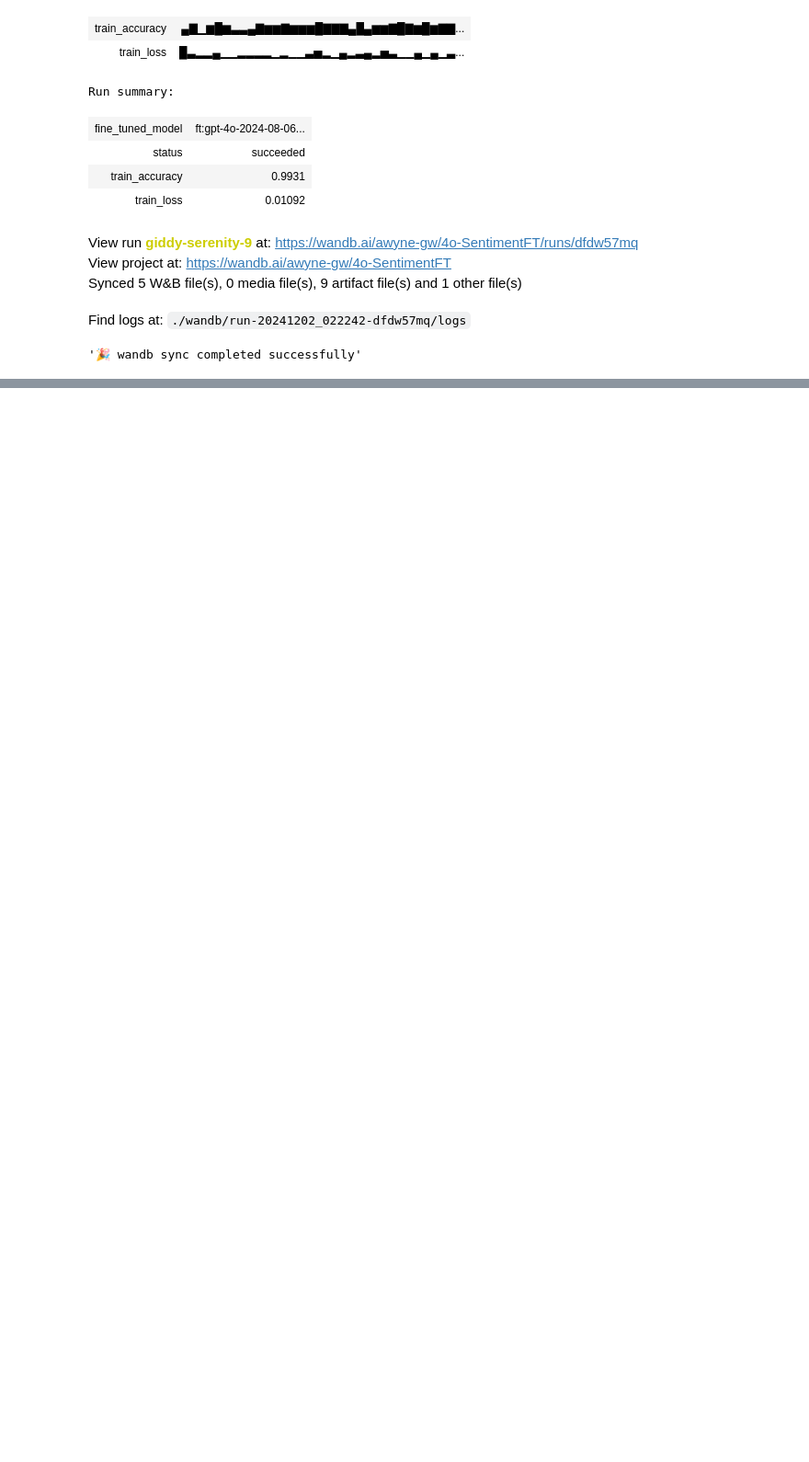
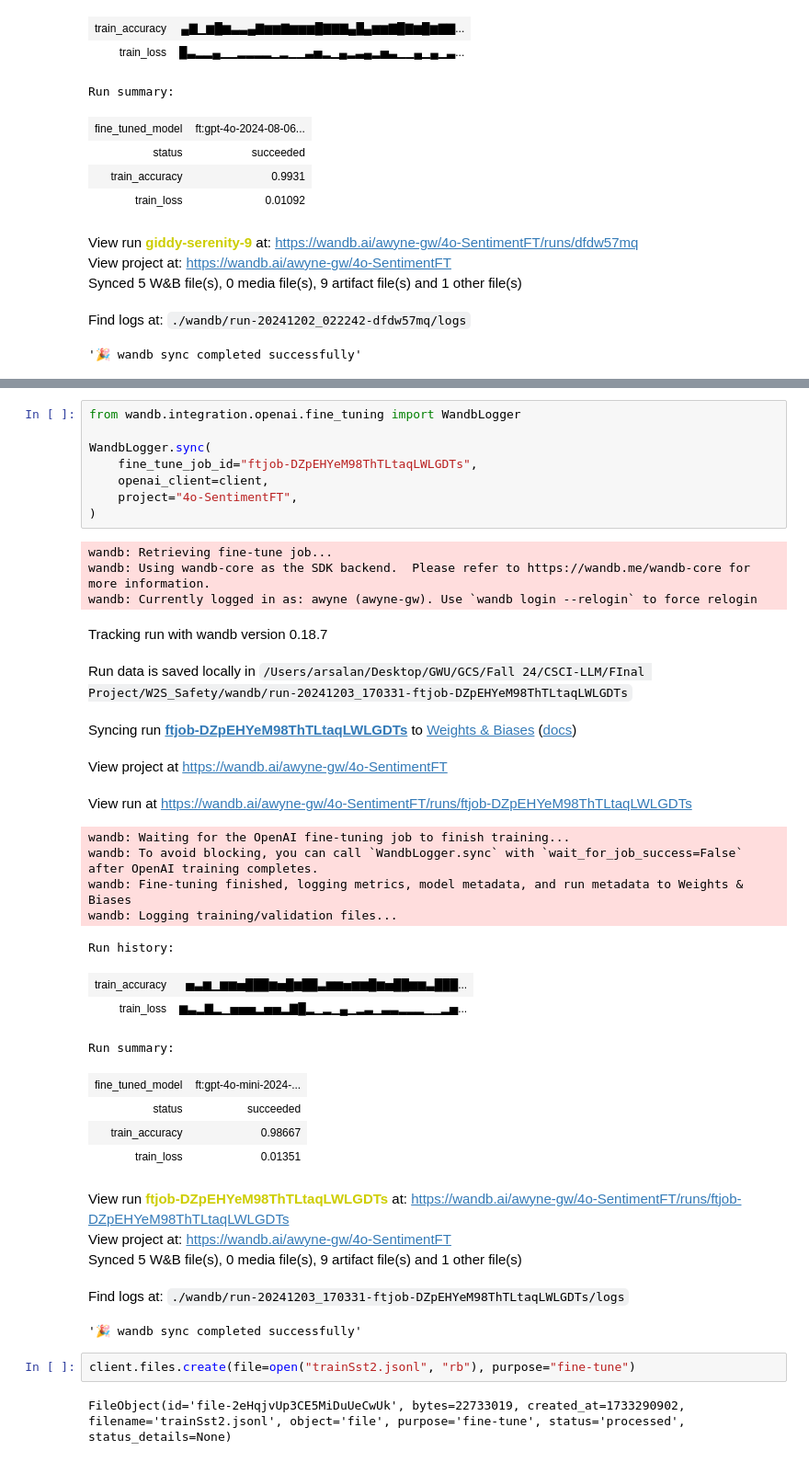
Before and after one commit to anw10/W2S_Safety, a Jupyter notebook: gpt-finetune.ipynb, the cells around one changed output, grey strips where cells are left out. Shown at 92% size. Saved outputs shown, nothing was run; the diff lists cells and outputs as text; blank space fills up the shorter version.

```diff
--- a/gpt-finetune.ipynb
+++ b/gpt-finetune.ipynb
@@ -659,0 +852,38 @@ RetryError: RetryError[<Future at 0x... state=finished raised RateLimitError>]
+# %%
+from wandb.integration.openai.fine_tuning import WandbLogger
+
+WandbLogger.sync(
+    fine_tune_job_id="ftjob-DZpEHYeM98ThTLtaqLWLGDTs",
+    openai_client=client,
+    project="4o-SentimentFT",
+)
+# %% [output]
+wandb: Retrieving fine-tune job...
+wandb: Using wandb-core as the SDK backend.  Please refer to https://wandb.me/wandb-core for more information.
+wandb: Currently logged in as: awyne (awyne-gw). Use `wandb login --relogin` to force relogin
+Tracking run with wandb version 0.18.7
+Run data is saved locally in /Users/arsalan/Desktop/GWU/GCS/Fall 24/CSCI-LLM/FInal Project/W2S_Safety/wandb/run-20241203_170331-ftjob-DZpEHYeM98ThTLtaqLWLGDTs
+Syncing run ftjob-DZpEHYeM98ThTLtaqLWLGDTs to Weights & Biases (docs)
+View project at https://wandb.ai/awyne-gw/4o-SentimentFT
+View run at https://wandb.ai/awyne-gw/4o-SentimentFT/runs/ftjob-DZpEHYeM98ThTLtaqLWLGDTs
+wandb: Waiting for the OpenAI fine-tuning job to finish training...
+wandb: To avoid blocking, you can call `WandbLogger.sync` with `wait_for_job_success=False` after OpenAI training completes.
+wandb: Fine-tuning finished, logging metrics, model metadata, and run metadata to Weights & Biases
+wandb: Logging training/validation files...
+Run history:
+| train_accuracy | ▅▃▆▁▆▆▅███▆▅█▆██▃▆▆▅▆▆█▆▅██▆▆▃███... |
+| train_loss | ▆▃▂▇▂▁▅▅▅▂▅▅▂▇█▂▁▂▁▄▁▂▃▁▃▃▂▂▂▁▁▂▅... |
+Run summary:
+| fine_tuned_model | ft:gpt-4o-mini-2024-... |
+| status | succeeded |
+| train_accuracy | 0.98667 |
+| train_loss | 0.01351 |
+View run ftjob-DZpEHYeM98ThTLtaqLWLGDTs at: https://wandb.ai/awyne-gw/4o-SentimentFT/runs/ftjob-DZpEHYeM98ThTLtaqLWLGDTs
+View project at: https://wandb.ai/awyne-gw/4o-SentimentFT
+Synced 5 W&B file(s), 0 media file(s), 9 artifact file(s) and 1 other file(s)
+Find logs at: ./wandb/run-20241203_170331-ftjob-DZpEHYeM98ThTLtaqLWLGDTs/logs
+'🎉 wandb sync completed successfully'
+# %%
+client.files.create(file=open("trainSst2.jsonl", "rb"), purpose="fine-tune")
+# %% [output]
+FileObject(id='file-2eHqjvUp3CE5MiDuUeCwUk', bytes=22733019, created_at=1733290902, filename='trainSst2.jsonl', object='file', purpose='fine-tune', status='processed', status_details=None)
```
Also changed, not shown: parts of 21 cells of this notebook.
